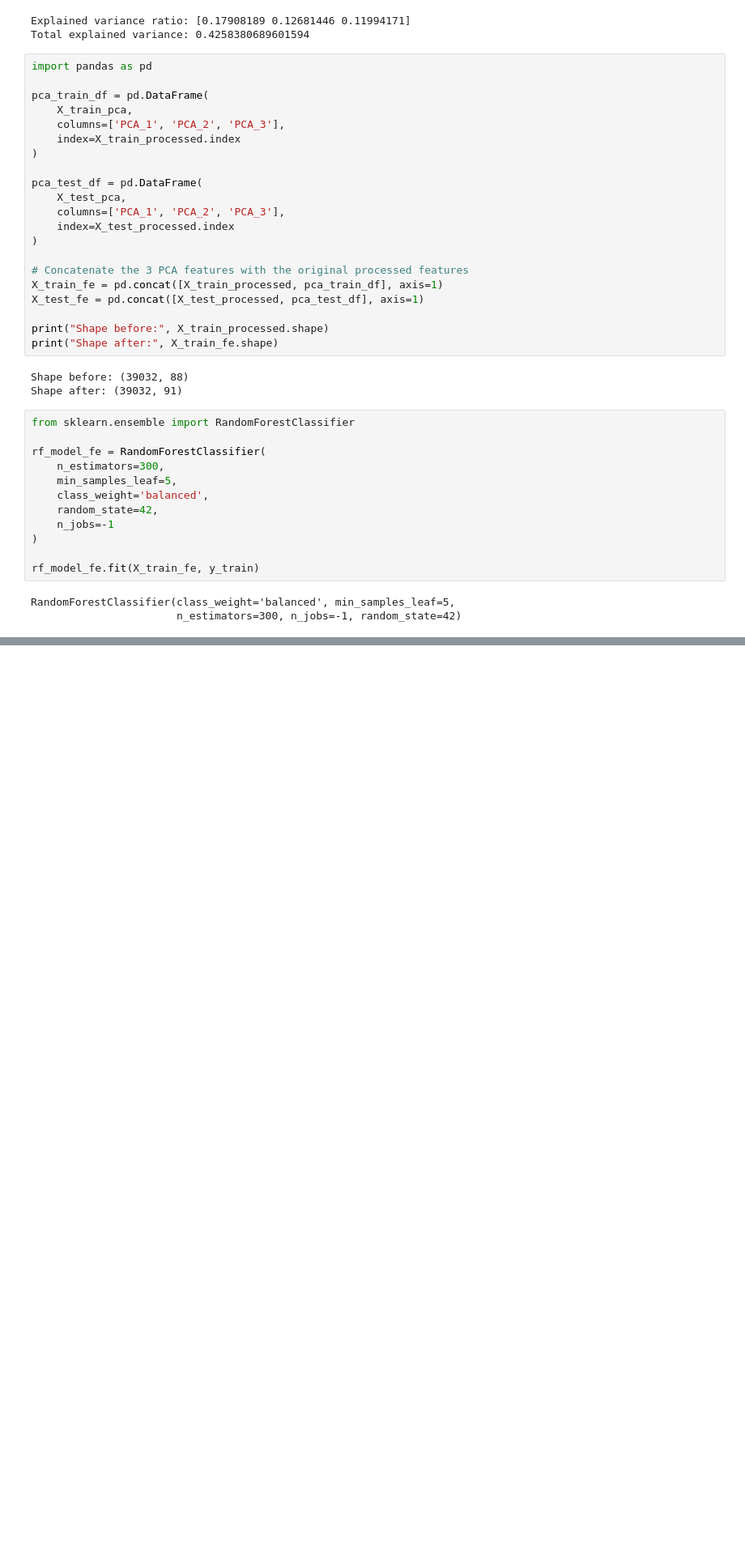
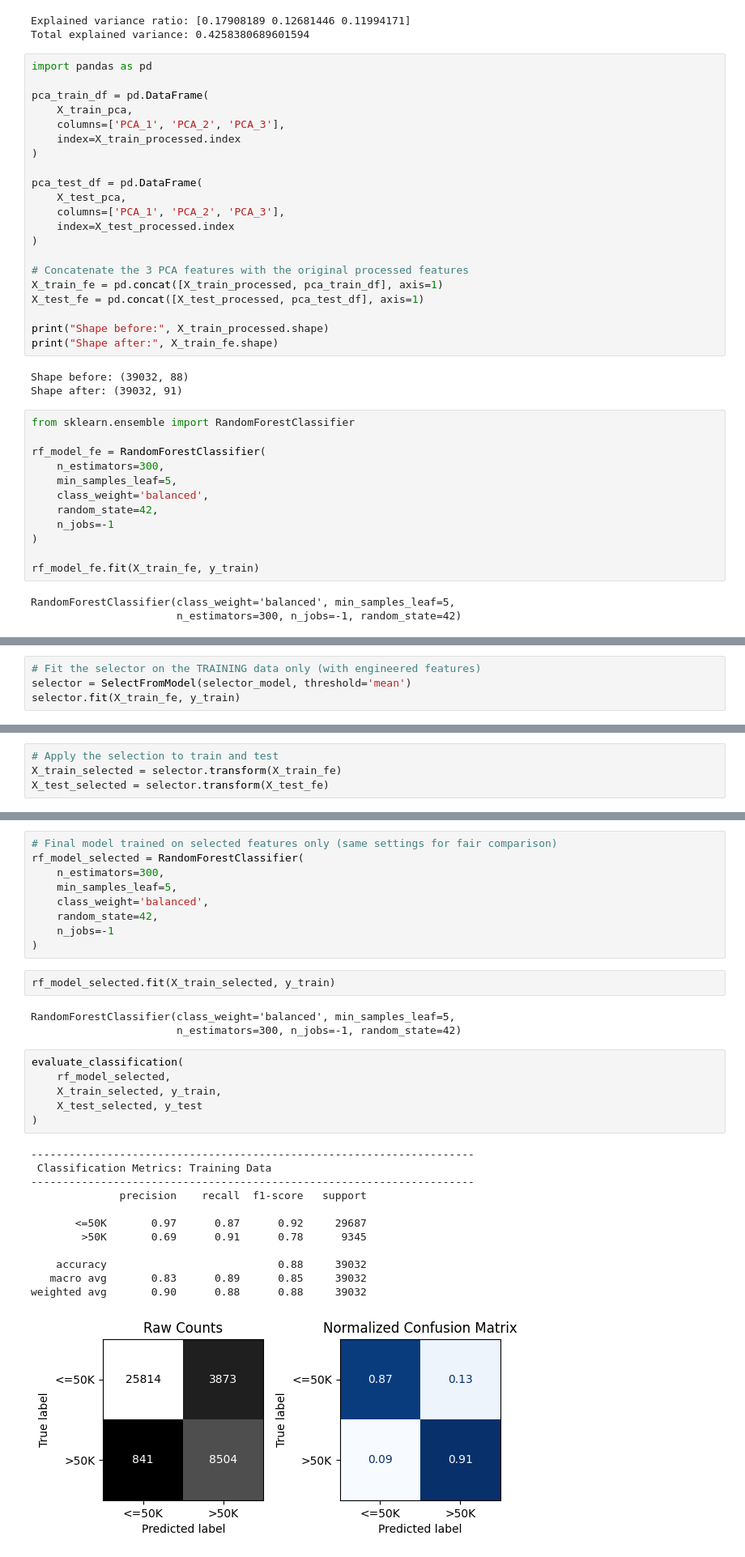
Before and after one commit to Hala-sala7/adult-income-dataset, a Jupyter notebook: project2.ipynb, the cells around one changed output, grey strips where cells are left out. Shown at 81% size. Cells and saved outputs as stored; diff of their text form; blank space fills up the shorter version.

```diff
--- a/project2.ipynb
+++ b/project2.ipynb
@@ -1210,0 +1281,4 @@ RandomForestClassifier(class_weight='balanced', min_samples_leaf=5,
+# %%
+# Fit the selector on the TRAINING data only (with engineered features)
+selector = SelectFromModel(selector_model, threshold='mean')
+selector.fit(X_train_fe, y_train)
@@ -1210,0 +1291,4 @@ RandomForestClassifier(class_weight='balanced', min_samples_leaf=5,
+# %%
+# Apply the selection to train and test
+X_train_selected = selector.transform(X_train_fe)
+X_test_selected = selector.transform(X_test_fe)
@@ -1210,0 +1308,33 @@ RandomForestClassifier(class_weight='balanced', min_samples_leaf=5,
+# %%
+# Final model trained on selected features only (same settings for fair comparison)
+rf_model_selected = RandomForestClassifier(
+    n_estimators=300,
+    min_samples_leaf=5,
+    class_weight='balanced',
+    random_state=42,
+    n_jobs=-1
+)
+# %%
+rf_model_selected.fit(X_train_selected, y_train)
+# %% [output]
+RandomForestClassifier(class_weight='balanced', min_samples_leaf=5,
+                       n_estimators=300, n_jobs=-1, random_state=42)
+# %%
+evaluate_classification(
+    rf_model_selected,
+    X_train_selected, y_train,
+    X_test_selected, y_test
+)
+# %% [output]
+----------------------------------------------------------------------
+ Classification Metrics: Training Data
+----------------------------------------------------------------------
+              precision    recall  f1-score   support
+
+       <=50K       0.97      0.87      0.92     29687
+        >50K       0.69      0.91      0.78      9345
+
+    accuracy                           0.88     39032
+   macro avg       0.83      0.89      0.85     39032
+weighted avg       0.90      0.88      0.88     39032
+[figure, added]
```
Also changed, not shown: parts of 15 cells of this notebook.
